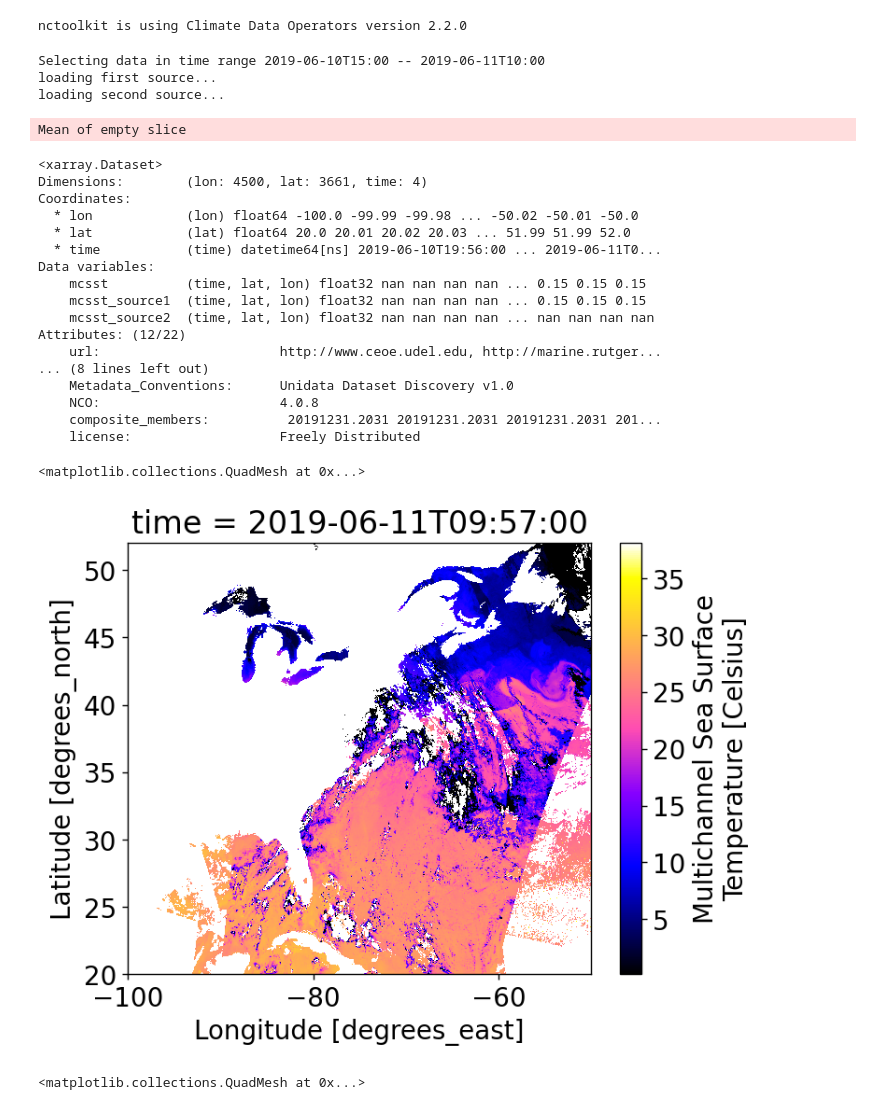
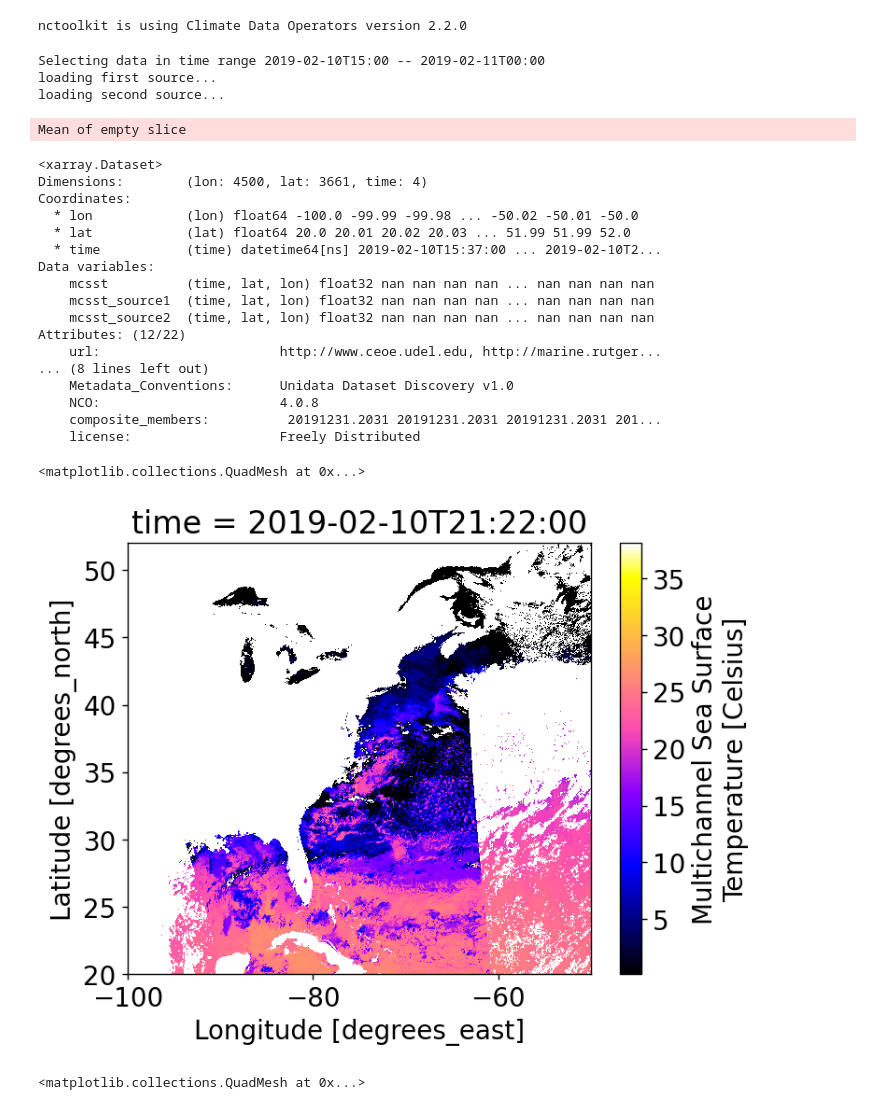
Before and after one commit to Gilaverbuch/py_sst, a Jupyter notebook: SST.ipynb, the cells around one changed output. Drawn from its saved outputs; the diff is of its cells as text; code cells hidden in the pictures.

```diff
--- a/SST.ipynb
+++ b/SST.ipynb
@@ -22,15 +24,15 @@ from src.pysst.pysst import load_data
 [interactive output not drawn]
 nctoolkit is using Climate Data Operators version 2.2.0
 # %%
-date_i = '2019-06-10T15:00'
-date_f = '2019-06-11T10:00'
+date_i = '2019-02-10T15:00'
+date_f = '2019-02-11T00:00'
 
 date_i = np.datetime64(date_i)
 date_f = np.datetime64(date_f)
 
 sst = load_data(date_i, date_f, merge=True)
 # %% [output]
-Selecting data in time range 2019-06-10T15:00 -- 2019-06-11T10:00
+Selecting data in time range 2019-02-10T15:00 -- 2019-02-11T00:00
 loading first source...
 loading second source...
 Mean of empty slice
@@ -42,10 +44,10 @@ Dimensions:        (lon: 4500, lat: 3661, time: 4)
 Coordinates:
   * lon            (lon) float64 -100.0 -99.99 -99.98 ... -50.02 -50.01 -50.0
   * lat            (lat) float64 20.0 20.01 20.02 20.03 ... 51.99 51.99 52.0
-  * time           (time) datetime64[ns] 2019-06-10T19:56:00 ... 2019-06-11T0...
+  * time           (time) datetime64[ns] 2019-02-10T15:37:00 ... 2019-02-10T2...
 Data variables:
-    mcsst          (time, lat, lon) float32 nan nan nan nan ... 0.15 0.15 0.15
-    mcsst_source1  (time, lat, lon) float32 nan nan nan nan ... 0.15 0.15 0.15
+    mcsst          (time, lat, lon) float32 nan nan nan nan ... nan nan nan nan
+    mcsst_source1  (time, lat, lon) float32 nan nan nan nan ... nan nan nan nan
     mcsst_source2  (time, lat, lon) float32 nan nan nan nan ... nan nan nan nan
 Attributes: (12/22)
     url:                       http://www.ceoe.udel.edu, http://marine.rutger...
@@ -55,14 +57,14 @@ Attributes: (12/22)
     composite_members:          20191231.2031 20191231.2031 20191231.2031 201...
     license:                   Freely Distributed
 # %%
-t=3
+t=2
 sst.isel(time=t).mcsst.plot(cmap='gnuplot2', clim=(5,35))
 # %% [output]
 <matplotlib.collections.QuadMesh at 0x...>
-[figure, old version]
+[figure, new version]
 # %%
 sst.isel(time=t).mcsst_source1.plot(cmap='gnuplot2', clim=(5,35))
+# %% [output]
+<matplotlib.collections.QuadMesh at 0x...>
 # %%
 sst.isel(time=t).mcsst_source2.plot(cmap='gnuplot2', clim=(5,35))
-# %% [output]
-<matplotlib.collections.QuadMesh at 0x...>
```
Also changed, not shown: parts of 70 cells of this notebook.
